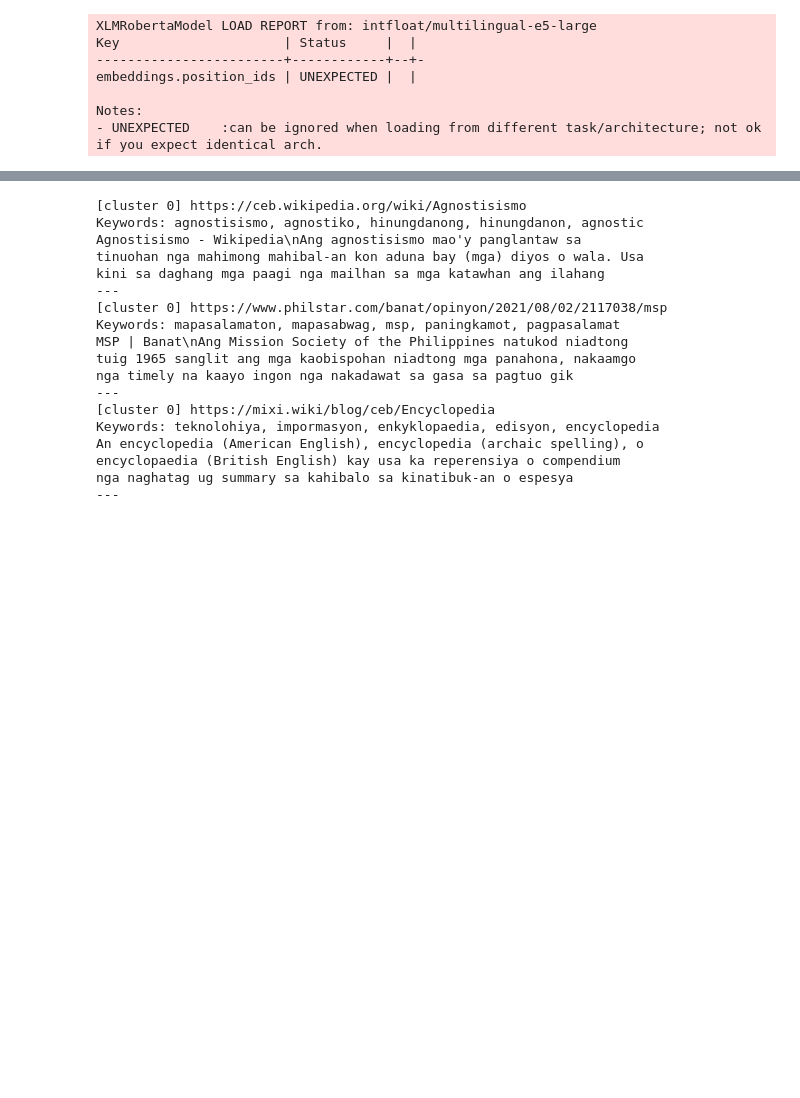
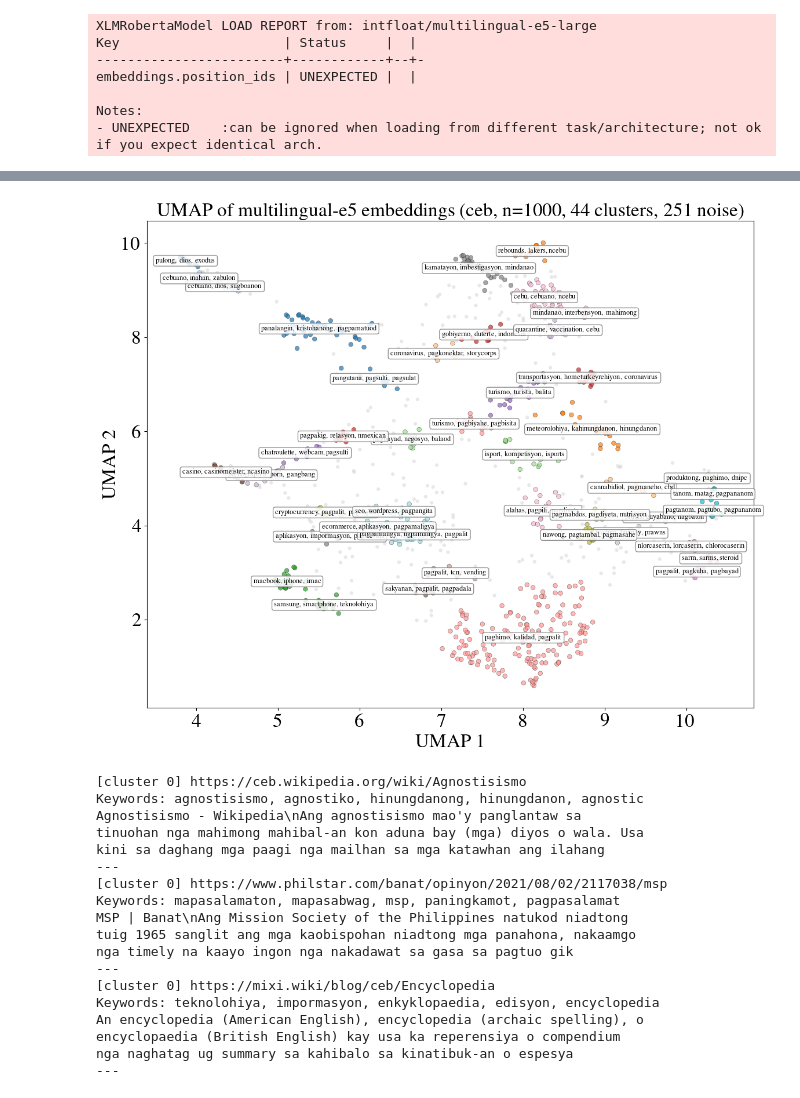
Before and after one commit to ljvmiranda921/scratch, a Jupyter notebook: 2026-03-20-madlad/2026-03-20-check-langs.ipynb, the cells around one changed output, grey strips where cells are left out. Cells and saved outputs as stored; diff of their text form; code cells hidden in the pictures; blank space fills up the shorter version.

```diff
--- a/2026-03-20-madlad/2026-03-20-check-langs.ipynb
+++ b/2026-03-20-madlad/2026-03-20-check-langs.ipynb
@@ -442,3 +411,55 @@ plt.show()
+# %%
+n_clusters = df_sample_emb["cluster"].nunique() - (
+    1 if -1 in df_sample_emb["cluster"].values else 0
+)
+n_noise = (df_sample_emb["cluster"] == -1).sum()
+
+fig, ax = plt.subplots(figsize=(12, 10))
+
+# Noise points in gray
+noise = df_sample_emb[df_sample_emb["cluster"] == -1]
+ax.scatter(
+    noise["umap_x"], noise["umap_y"], c="lightgray", s=20, alpha=0.5, edgecolors="none"
+)
+
+# Clustered points
+clustered = df_sample_emb[df_sample_emb["cluster"] != -1]
+sc = ax.scatter(
+    clustered["umap_x"],
+    clustered["umap_y"],
+    c=clustered["cluster"],
+    cmap="tab20",
+    s=30,
+    alpha=0.7,
+    edgecolors="black",
+    linewidth=0.3,
+)
+
+# Annotate each cluster at its centroid
+for cid, label in cluster_labels.items():
+    mask = df_sample_emb["cluster"] == cid
+    cx = df_sample_emb.loc[mask, "umap_x"].mean()
+    cy = df_sample_emb.loc[mask, "umap_y"].mean()
+    label_esc = label.replace("&", r"\&")
+    ax.annotate(
+        label_esc,
+        (cx, cy),
+        fontsize=12,
+        fontweight="bold",
+        ha="center",
+        va="center",
+        bbox=dict(boxstyle="round,pad=0.3", fc="white", ec="gray", alpha=0.85),
+    )
+
+ax.set_xlabel("UMAP 1")
+ax.set_ylabel("UMAP 2")
+ax.set_title(
+    f"UMAP of multilingual-e5 embeddings (ceb, n={len(df_sample_emb)}, {n_clusters} clusters, {n_noise} noise)"
+)
+fig.tight_layout()
+plt.show()
+# %% [output]
+[figure, added]
 # %%
 from keybert import KeyBERT
 
```
Also changed, not shown: parts of 1 cell of this notebook.
